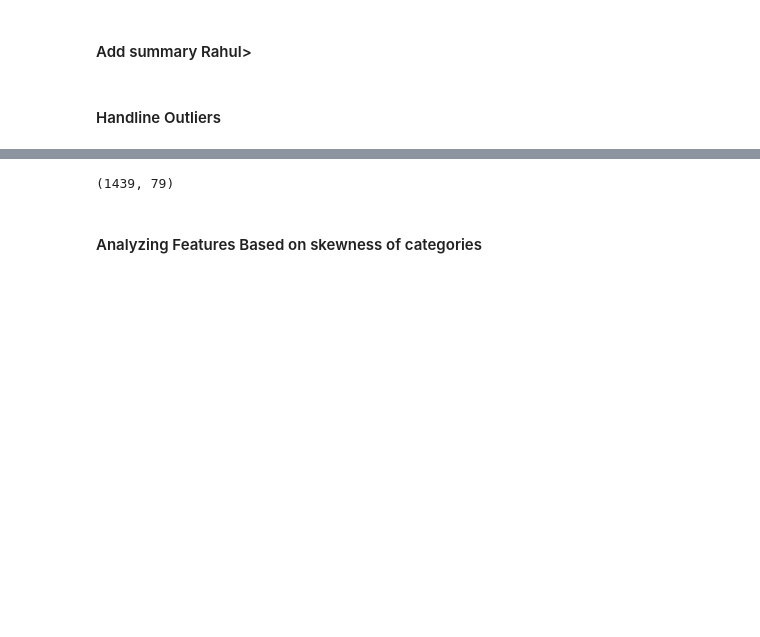
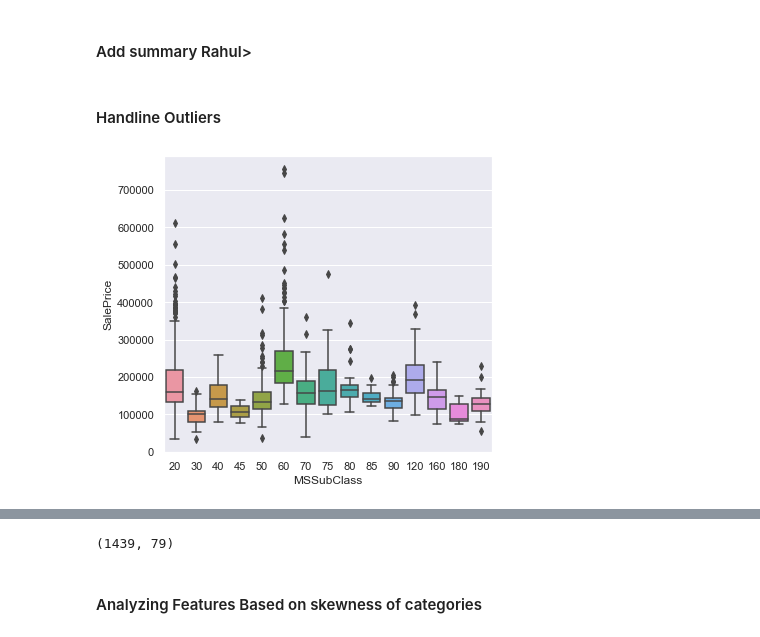
Before and after one commit to rahul2july/housingpriceprediction, a Jupyter notebook: Housing_Price_Prediction.ipynb, the cells around one changed output, grey strips where cells are left out. Drawn from its saved outputs; the diff is of its cells as text; code cells hidden in the pictures; blank space fills up the shorter version.

```diff
--- a/Housing_Price_Prediction.ipynb
+++ b/Housing_Price_Prediction.ipynb
@@ -330,6 +331,13 @@ numerical_columns = datatype_columns[(datatype_columns == 'int64') | (datatype_c
 categorical_columns = datatype_columns[datatype_columns == 'object']
 numerical_columns_list = numerical_columns.index
 categorical_columns_list = categorical_columns.index
+# %%
+plt.figure(figsize=(20, 12))
+plt.subplot(2,3,1)
+sns.boxplot(x = "MSSubClass", y = "SalePrice", data = housing)
+plt.show()
+# %% [output]
+[figure, added]
 # %%
 def drop_outliers(df, columns_list):
     list = []
```
Also changed, not shown: parts of 30 cells of this notebook.
